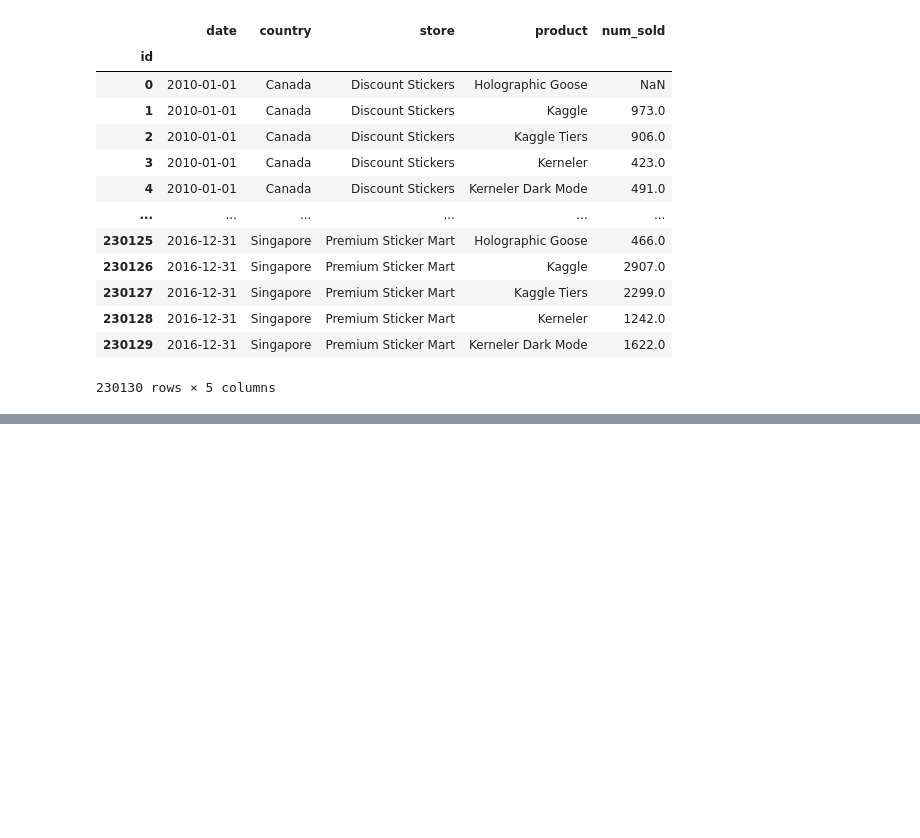
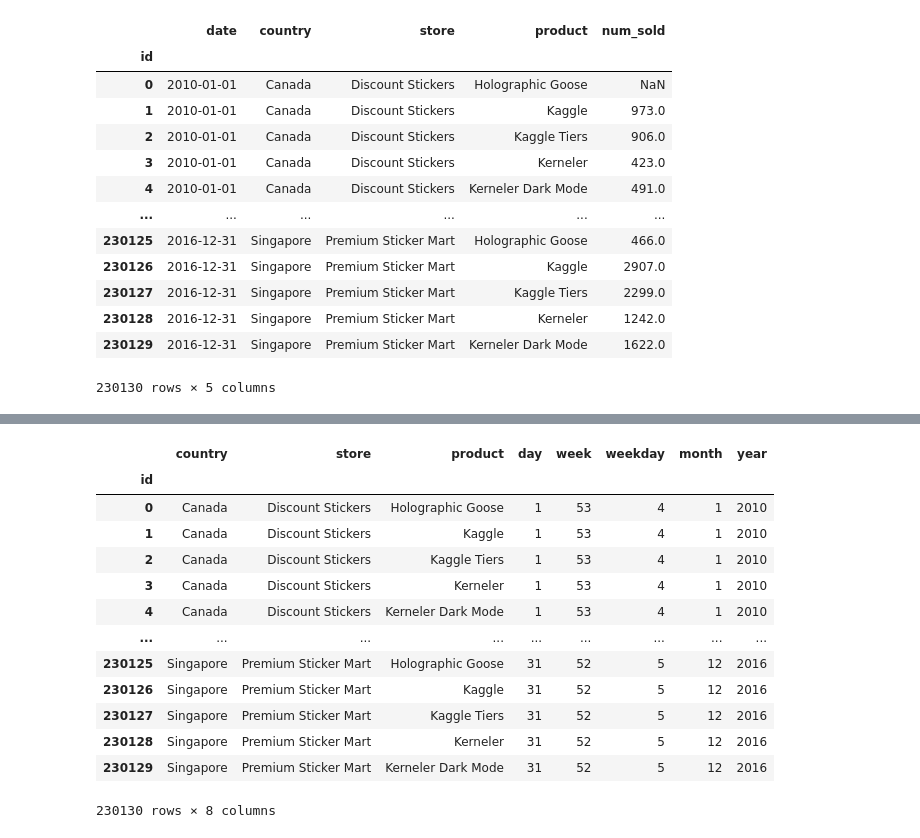
Before and after one commit to mihofer/kaggle_projects, a Jupyter notebook: forecasting_sticker_sales/analysis.ipynb, the cells around one changed output, grey strips where cells are left out. Saved outputs shown, nothing was run; the diff lists cells and outputs as text; code cells hidden in the pictures; blank space fills up the shorter version.

```diff
--- a/forecasting_sticker_sales/analysis.ipynb
+++ b/forecasting_sticker_sales/analysis.ipynb
@@ -64,0 +156,21 @@ memory usage: 10.5+ MB
+# %%
+target_col = 'num_sold'
+train = train_df.drop(columns=[target_col])
+target = train_df[target_col]
+
+train
+# %% [output]
+|  | country | store | product | day | week | weekday | month | year |
+| id |  |  |  |  |  |  |  |  |
+| 0 | Canada | Discount Stickers | Holographic Goose | 1 | 53 | 4 | 1 | 2010 |
+| 1 | Canada | Discount Stickers | Kaggle | 1 | 53 | 4 | 1 | 2010 |
+| 2 | Canada | Discount Stickers | Kaggle Tiers | 1 | 53 | 4 | 1 | 2010 |
+| 3 | Canada | Discount Stickers | Kerneler | 1 | 53 | 4 | 1 | 2010 |
+| 4 | Canada | Discount Stickers | Kerneler Dark Mode | 1 | 53 | 4 | 1 | 2010 |
+| ... | ... | ... | ... | ... | ... | ... | ... | ... |
+| 230125 | Singapore | Premium Sticker Mart | Holographic Goose | 31 | 52 | 5 | 12 | 2016 |
+| 230126 | Singapore | Premium Sticker Mart | Kaggle | 31 | 52 | 5 | 12 | 2016 |
+| 230127 | Singapore | Premium Sticker Mart | Kaggle Tiers | 31 | 52 | 5 | 12 | 2016 |
+| 230128 | Singapore | Premium Sticker Mart | Kerneler | 31 | 52 | 5 | 12 | 2016 |
+| 230129 | Singapore | Premium Sticker Mart | Kerneler Dark Mode | 31 | 52 | 5 | 12 | 2016 |
+230130 rows × 8 columns
```
Also changed, not shown: parts of 20 cells of this notebook.
